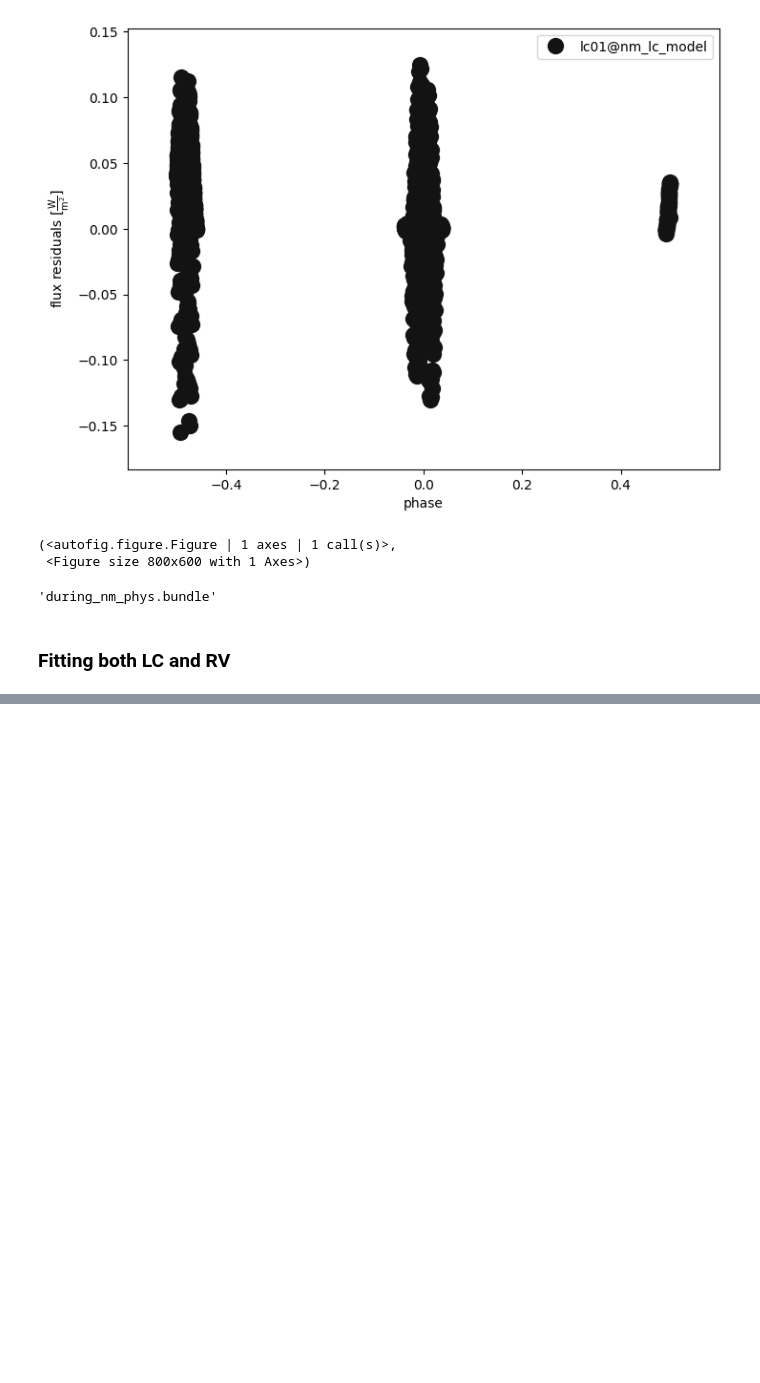
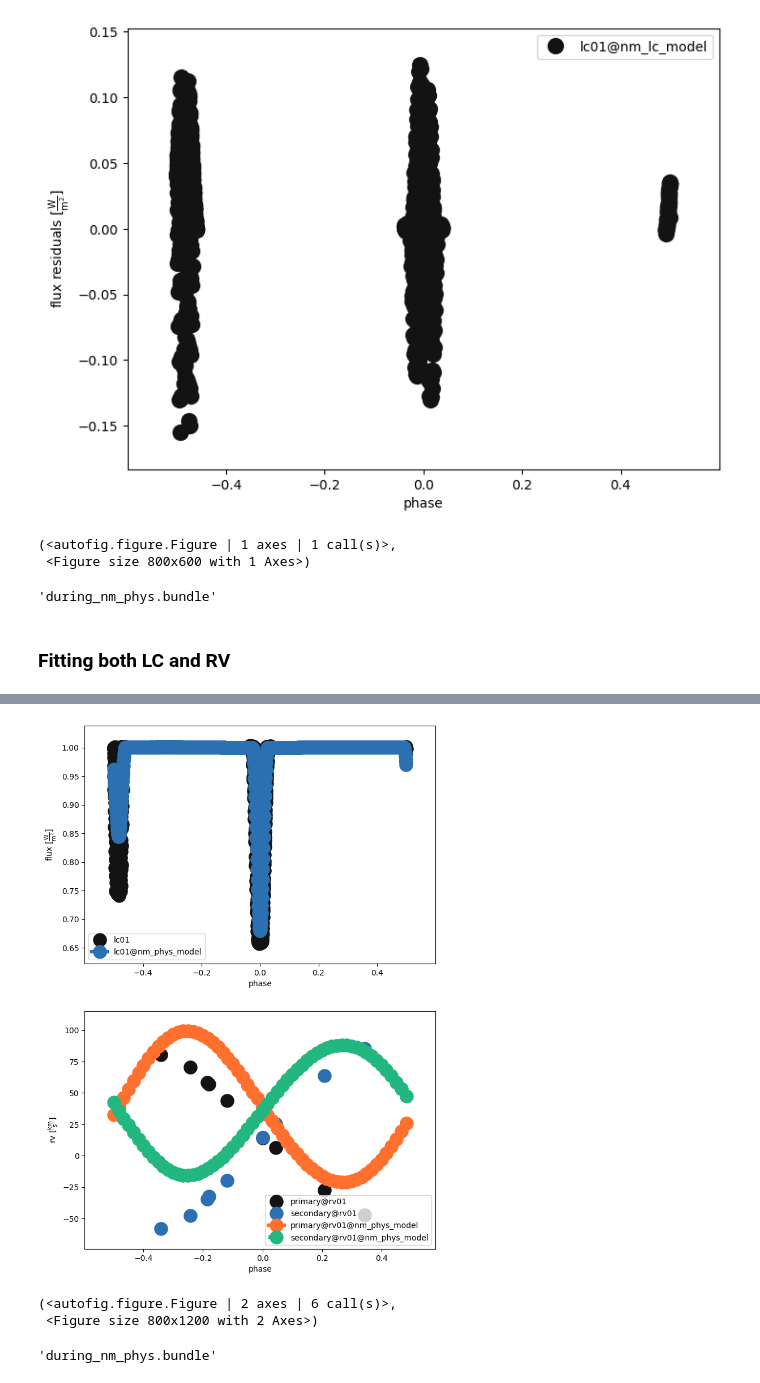
Before and after one commit to karanbt/EB-Modeling, a Jupyter notebook: notebook/04-optimize.ipynb, the cells around one changed output, grey strips where cells are left out. Cells and saved outputs as stored; diff of their text form; code cells hidden in the pictures; blank space fills up the shorter version.

```diff
--- a/notebook/04-optimize.ipynb
+++ b/notebook/04-optimize.ipynb
@@ -131,0 +209,7 @@ b.plot(model = 'nm_phys_model', kind = 'lc', x = 'phases', show = True, legend =
+# %%
+b = phoebe.open('/mnt/c/Users/Karan/Documents/GitHub/Eclipsing-Binary-Modeling/bundles/during_nm_phys.bundle')
+# %%
+fit_params = ['ecc@binary', 'per0@binary', 'incl@binary']
+b.set_value('fit_parameters@nm_physics', fit_params)
+# %%
+b.run_solver('nm_physics', solution = 'nm_phys_sol', overwrite = True)
@@ -131,0 +230,2 @@ b.plot(model = 'nm_phys_model', kind = 'lc', x = 'phases', show = True, legend =
+# %%
+b.run_compute(compute = 'physics_comp', solution = 'nm_phys_sol', sample_num = 1, model = 'nm_phys_model', overwrite = True)
@@ -131,0 +236,10 @@ b.plot(model = 'nm_phys_model', kind = 'lc', x = 'phases', show = True, legend =
+# %%
+b.plot(model = 'nm_phys_model', x = 'phases', show = True, legend = True, marker = 'o')
+# %% [output]
+[figure, added]
+(<autofig.figure.Figure | 2 axes | 6 call(s)>,
+ <Figure size 800x1200 with 2 Axes>)
+# %%
+b.save('during_nm_phys.bundle')
+# %% [output]
+'during_nm_phys.bundle'
```
Also changed, not shown: parts of 28 cells of this notebook, 1 other file.
